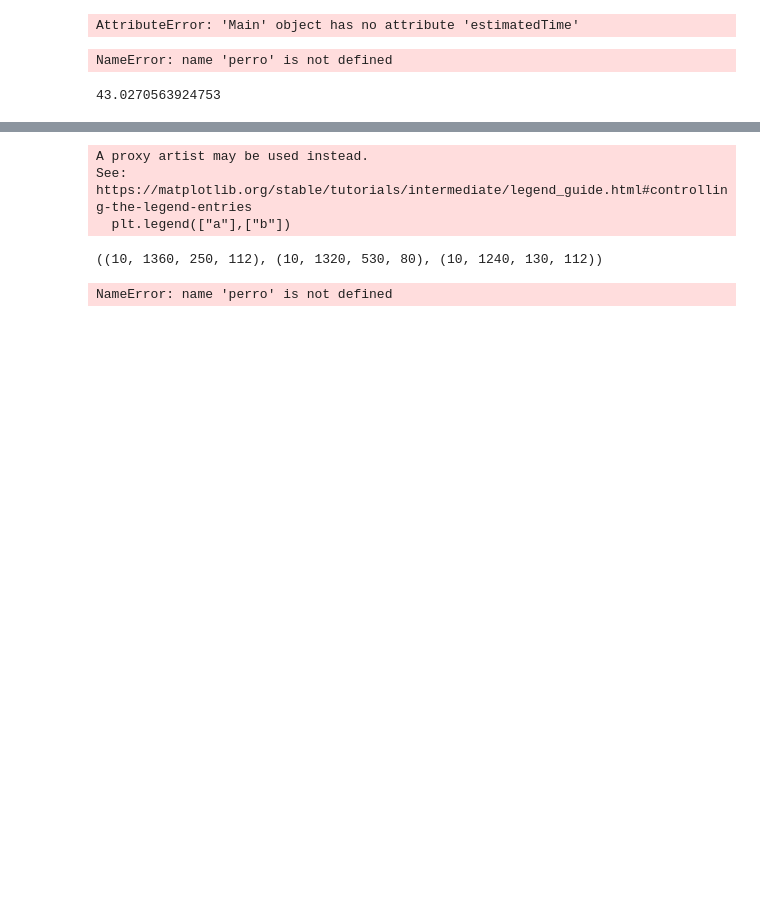
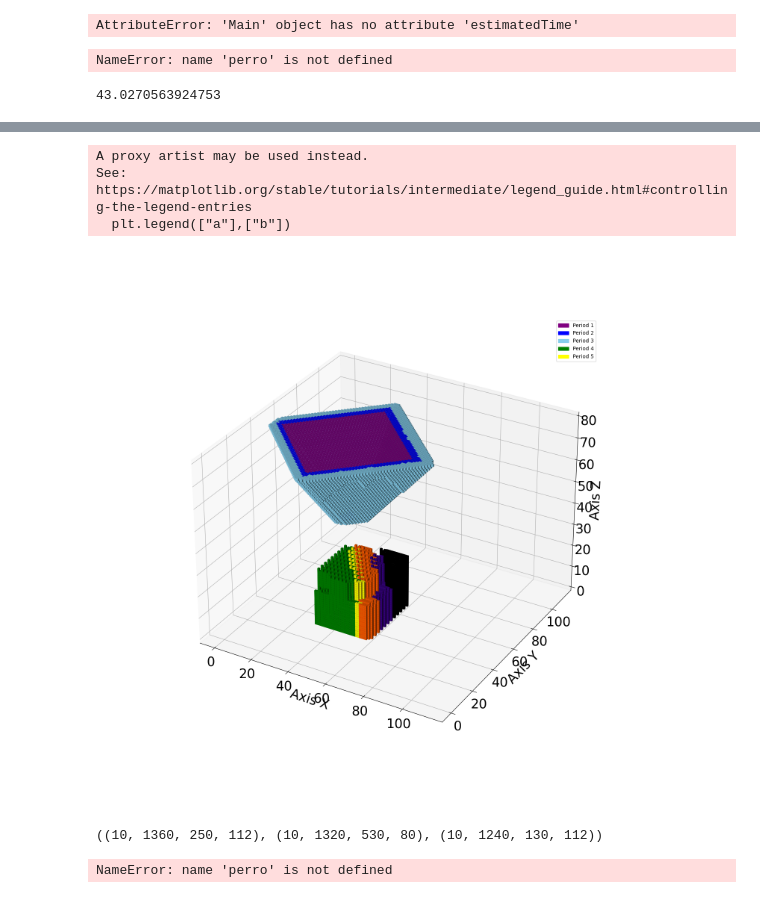
Before and after one commit to Wamedina/Tesis-Magister, a Jupyter notebook: Codes/JupyterCodes/bendersJupyterOmp.ipynb, the cells around one changed output, grey strips where cells are left out. Cells and saved outputs as stored; diff of their text form; code cells hidden in the pictures; blank space fills up the shorter version.

```diff
--- a/Codes/JupyterCodes/bendersJupyterOmp.ipynb
+++ b/Codes/JupyterCodes/bendersJupyterOmp.ipynb
@@ -786,9 +862,10 @@ See: https://matplotlib.org/stable/tutorials/intermediate/legend_guide.html#cont
 # %%
-plotIntegratedOmpSolution(main.MasterProblem.undergroundBlocksLenghtLimits, main.MasterProblem.undergroundBlocksWidthLimits,main.MasterProblem.undergroundBlocksHeightLimits, main.MasterProblem.drawpoints_blocks,main.MasterProblem.x_dt_values , main.MasterProblem.y_dt_values, main.numberOfPeriods,openPitDict)
+plotIntegratedOmpSolution(main.MasterProblem.undergroundBlocksLenghtLimits, main.MasterProblem.undergroundBlocksWidthLimits,main.MasterProblem.undergroundBlocksHeightLimits, main.MasterProblem.drawpoints_blocks,main.x_dt_values , main.y_dt_values, main.numberOfPeriods,openPitDict)
 # %% [output]
 A proxy artist may be used instead.
 See: https://matplotlib.org/stable/tutorials/intermediate/legend_guide.html#controlling-the-legend-entries
   plt.legend(["a"],["b"])
+[figure, added]
 # %%
 main.MasterProblem.undergroundBlocksWidthLimits, main.MasterProblem.undergroundBlocksHeightLimits, main.MasterProblem.undergroundBlocksLenghtLimits
 # %% [output]
```
Also changed, not shown: parts of 19 cells of this notebook, 18 other files.
